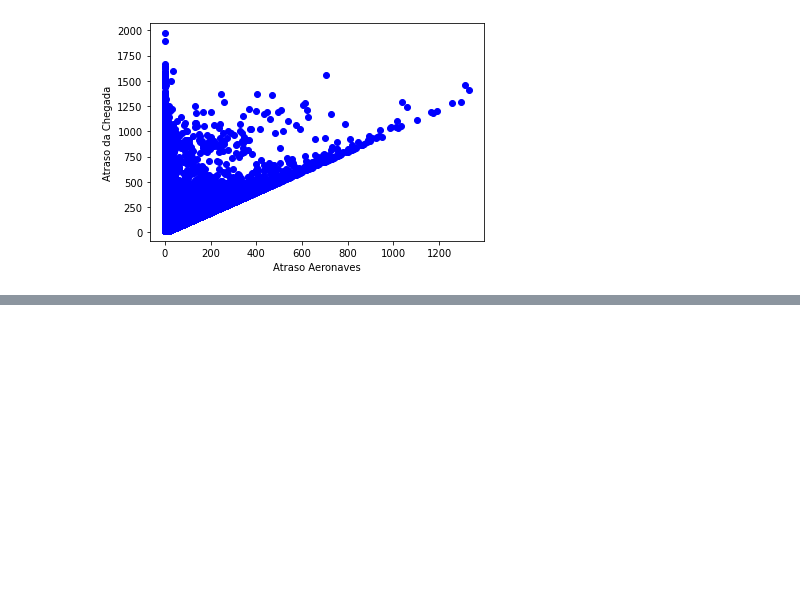
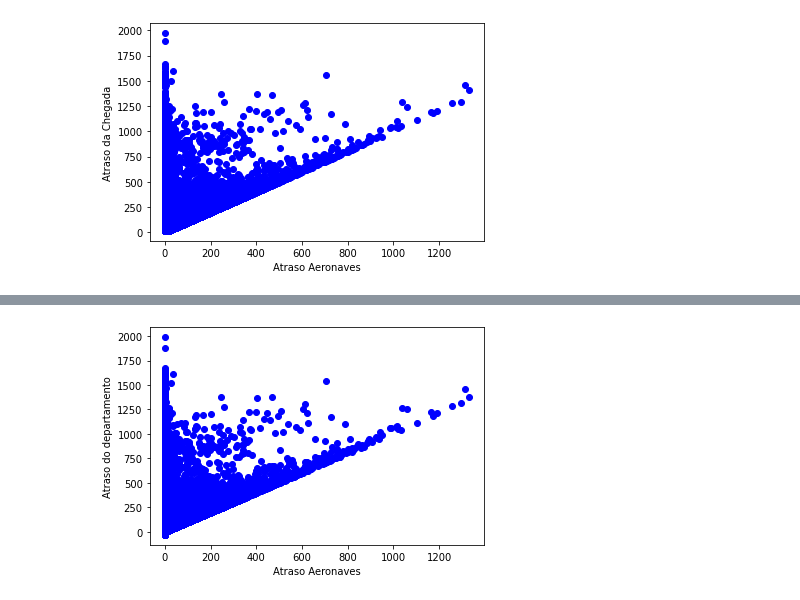
Before and after one commit to IonaSantana/Artificial-Intelligence, a Jupyter notebook: Flight_delay.ipynb, the cells around one changed output, grey strips where cells are left out. Cells and saved outputs as stored; diff of their text form; code cells hidden in the pictures; blank space fills up the shorter version.

```diff
--- a/Flight_delay.ipynb
+++ b/Flight_delay.ipynb
@@ -239,0 +271,4 @@ plot_correlacao(flights_time.LATE_AIRCRAFT_DELAY, flights_time.ARRIVAL_DELAY, 'A
+# %%
+plot_correlacao(flights_time.LATE_AIRCRAFT_DELAY, flights_time.DEPARTURE_DELAY, 'Atraso Aeronaves', 'Atraso do departamento')
+# %% [output]
+[figure, added]
```
Also changed, not shown: parts of 10 cells of this notebook.
